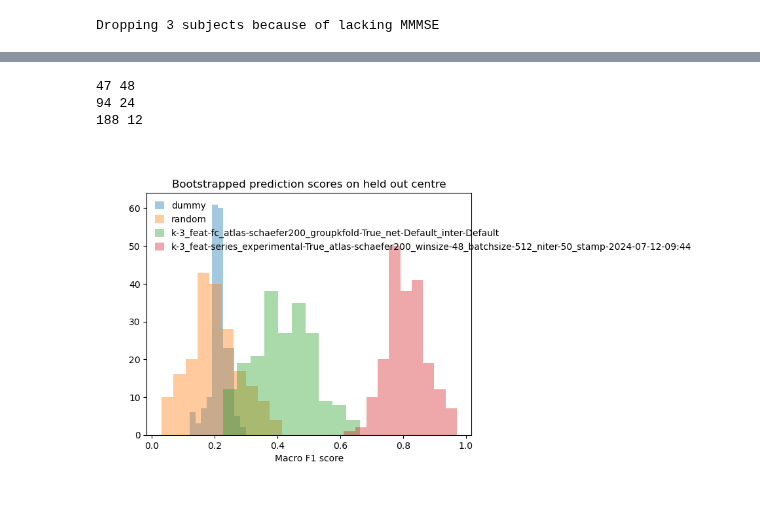
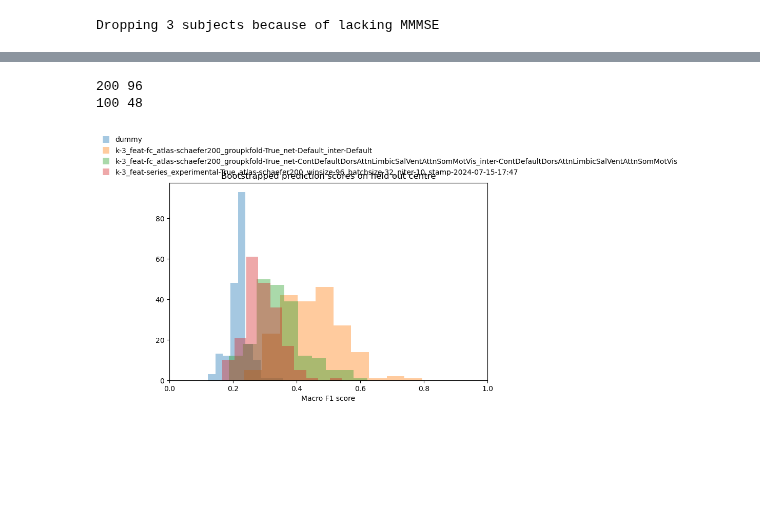
Before and after one commit to jonathan-legrand/cogpred, a Jupyter notebook: evaluate_models.ipynb, the cells around one changed output, grey strips where cells are left out. Drawn from its saved outputs; the diff is of its cells as text; code cells hidden in the pictures; blank space fills up the shorter version.

Commit message:
Remove random model

```diff
--- a/evaluate_models.ipynb
+++ b/evaluate_models.ipynb
@@ -15,14 +15,15 @@ k = 3
 conn_dir = config["connectivity_matrices"]
 
 fc_exps = [
-    "k-3_feat-fc_atlas-schaefer200_groupkfold-True_net-Default_inter-Default"
+    "k-3_feat-fc_atlas-schaefer200_groupkfold-True_net-Default_inter-Default",
+    "k-3_feat-fc_atlas-schaefer200_groupkfold-True_net-ContDefaultDorsAttnLimbicSalVentAttnSomMotVis_inter-ContDefaultDorsAttnLimbicSalVentAttnSomMotVis"
 ]
 volumetry = [
     "k-3_feat-volumetry_atlas-schaefer200_experimental-False"
 ]
 
 series_exp = [
-    "k-3_feat-series_experimental-True_atlas-schaefer200_winsize-48_batchsize-512_niter-50_stamp-2024-07-12-09:44"
+    "k-3_feat-series_experimental-True_atlas-schaefer200_winsize-96_batchsize-32_niter-10_stamp-2024-07-15-17:47"
 ]
 
 matrices, metadata = make_test_data(conn_dir, ATLAS, k)
@@ -64,8 +65,10 @@ def evaluate_series_model(expname):
     atlas = Atlas.from_name(ATLAS)
     fetcher = TSFetcher(TSPATH)
 
-    net_indexer = np.where(np.array(atlas.macro_labels) == "SomMot", True, False)
-    net_indexer += np.where(np.array(atlas.macro_labels) == "Limbic", True, False)
+    # TODO Systematic selection
+    net_indexer = np.full((len(atlas.macro_labels,)), True)
+    #net_indexer = np.where(np.array(atlas.macro_labels) == "SomMot", True, False)
+    #net_indexer += np.where(np.array(atlas.macro_labels) == "Limbic", True, False)
     exppath = dir / expname
     features = make_features(fetcher, metadata, net_indexer)
 
@@ -111,14 +114,14 @@ def evaluate_dummy_model():
     X_mock = np.ones(len(y_test))
     dum_pred = DummyClassifier(strategy="most_frequent").fit(X_mock, y_test).predict(X_mock)
     return y_test, dum_pred
-
-rng = np.random.default_rng(seed=1234)
-def evaluate_random_model():
-    random_pred = rng.choice(3, size=y_test.shape)
-    return y_test, random_pred
 # %%
 from cogpred.supervised import macro_f1
-def bootstrap_predictions(y_test, y_pred, B=200, metric=f1):
+from functools import partial
+from sklearn.metrics import f1_score, balanced_accuracy_score
+
+f1 = partial(f1_score, average="macro")
+
+def bootstrap_predictions(y_test, y_pred, B=200, metric=balanced_accuracy_score):
     dist = []
     s_true = balanced_accuracy_score(y_test, y_pred)
     for _ in range(B):
@@ -142,23 +140,23 @@ res = {
     "dummy": (score, dist)
 }
 
-res["random"] = bootstrap_predictions(*evaluate_random_model())
-
 for fc_exp in fc_exps:
     res[fc_exp] = bootstrap_predictions(*evaluate_fc_model(fc_exp))
 
 for ts_exp in series_exp:
     res[ts_exp] = bootstrap_predictions(*evaluate_series_model(ts_exp))
 # %% [output]
-47 48
-94 24
-188 12
+200 96
+100 48
 # %%
+fig, axes = plt.subplots(figsize=(8, 5))
 for model, (score, dist) in res.items():
-    plt.hist(dist, alpha=0.4, label=model)
-plt.legend()
-plt.xlabel(f"Macro F1 score")
-plt.title("Bootstrapped prediction scores on held out centre")
+    axes.hist(dist, alpha=0.4, label=model)
+axes.set_xlabel(f"Macro F1 score")
+axes.set_title("Bootstrapped prediction scores on held out centre")
+axes.set_xlim(0, 1)
+#fig.legend(loc="lower left")
+fig.legend()
 plt.show()
 # %% [output]
-[figure, old version]
+[figure, new version]
```
Also changed, not shown: parts of 2 cells of this notebook.
